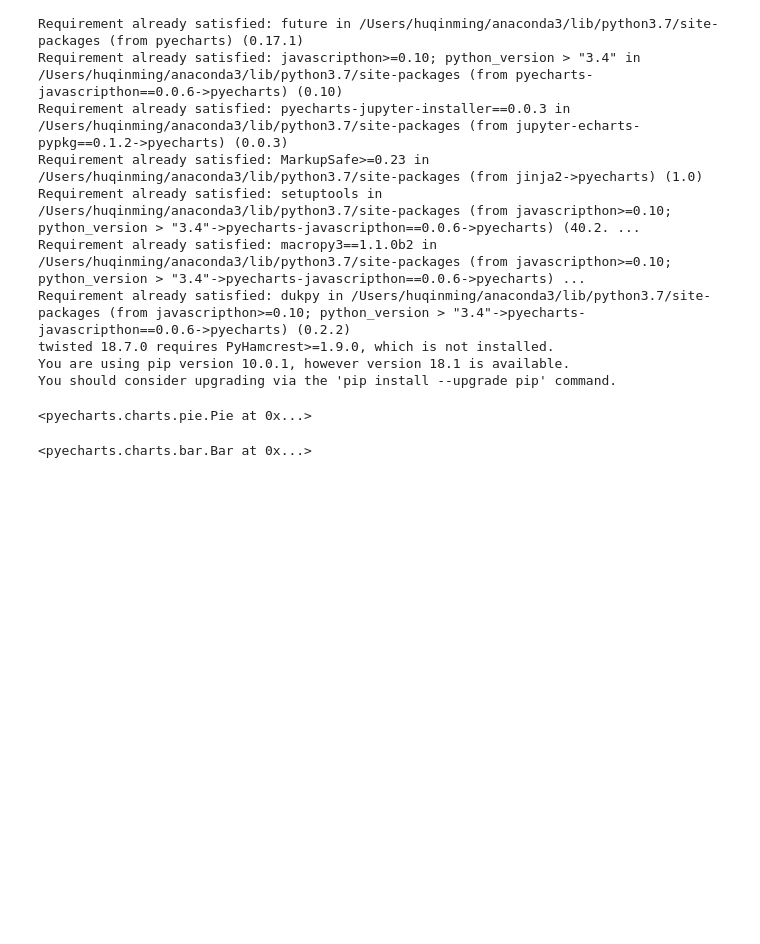
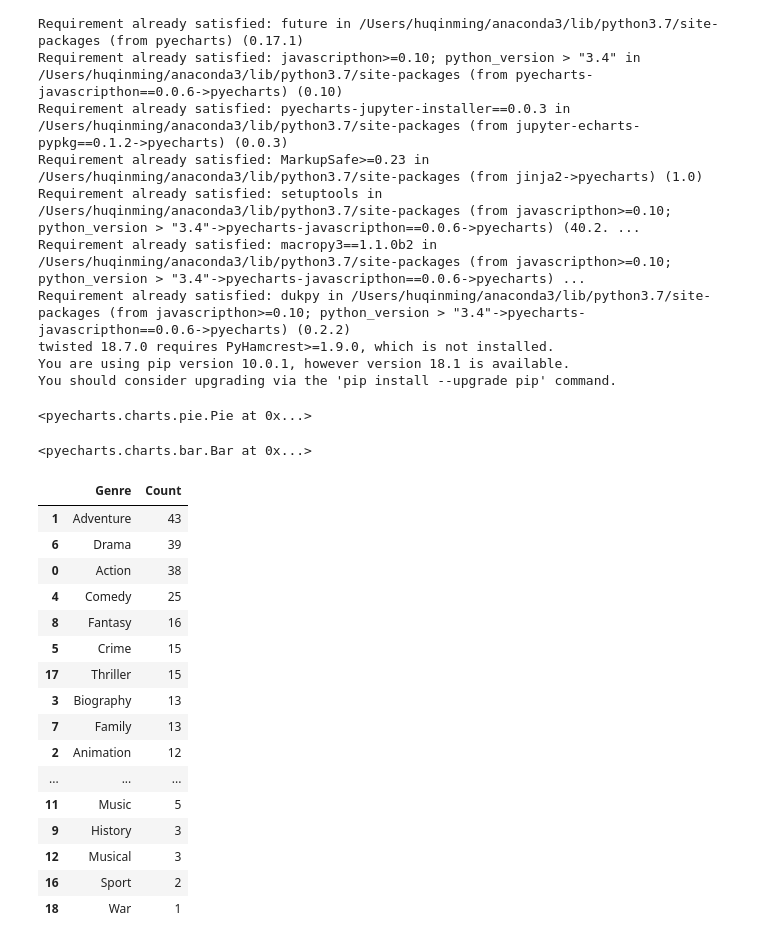
Before and after one commit to qh2197/XueBa-tools-project, a Jupyter notebook: Xueba Project.ipynb, the cells around one changed output. Cells and saved outputs as stored; diff of their text form; code cells hidden in the pictures; blank space fills up the shorter version.

Commit message:
create chart to count number of different genre

```diff
--- a/Xueba Project.ipynb
+++ b/Xueba Project.ipynb
@@ -132,3 +132,30 @@ bar_graph
 <pyecharts.charts.bar.Bar at 0x...>
 # %%
 unique_genres = ['Action','Adventure','Animation','Biography','Comedy','Crime','Drama','Family','Fantasy','History','Horror','Music','Musical','Mystery','Romance','Sci-Fi','Sport','Thriller','War']
+# %%
+genre_count = []
+for genre in unique_genres:
+    count = Dataframe['Genre'].str.contains(genre)
+    genre_count.append([genre,len(Dataframe[count])])
+genreCountDF = pd.DataFrame(genre_count, columns = ['Genre','Count'])
+genreSorted = genreCountDF.sort_values(by=['Count'], ascending=False)
+top5genre = genreSorted[:5]
+genreSorted
+# %% [output]
+|  | Genre | Count |
+| 1 | Adventure | 43 |
+| 6 | Drama | 39 |
+| 0 | Action | 38 |
+| 4 | Comedy | 25 |
+| 8 | Fantasy | 16 |
+| 5 | Crime | 15 |
+| 17 | Thriller | 15 |
+| 3 | Biography | 13 |
+| 7 | Family | 13 |
+| 2 | Animation | 12 |
+| ... | ... | ... |
+| 11 | Music | 5 |
+| 9 | History | 3 |
+| 12 | Musical | 3 |
+| 16 | Sport | 2 |
+| 18 | War | 1 |
```
